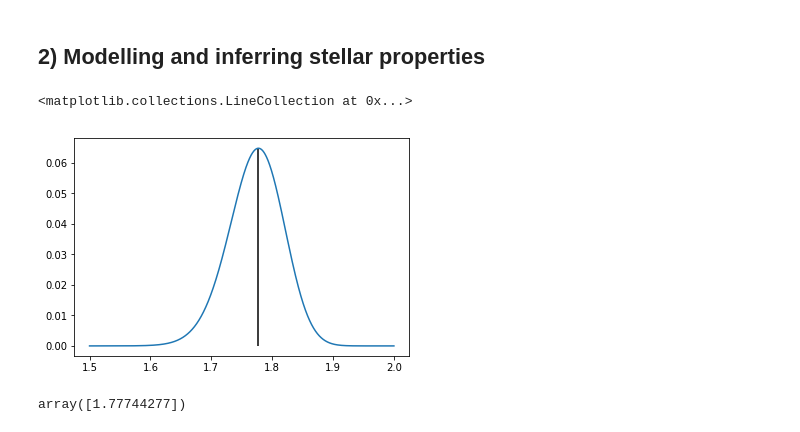
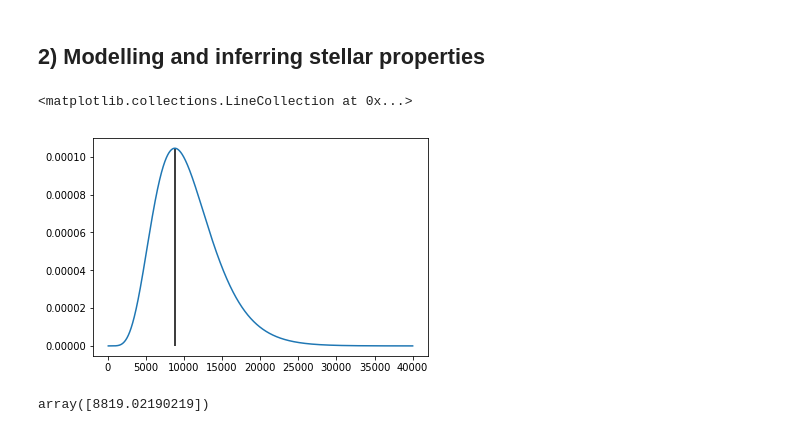
Before and after one commit to ruoyanwangdr/Modern-Astrostatistics, a Jupyter notebook: Bayesian_Inference.ipynb, the cells around one changed output. Drawn from its saved outputs; the diff is of its cells as text; code cells hidden in the pictures.

```diff
--- a/Bayesian_Inference.ipynb
+++ b/Bayesian_Inference.ipynb
@@ -10,19 +25,19 @@ import matplotlib.pyplot as plt
 # %%
 T0 = 10
 sigma_T = 1
 A = 1
-L = np.linspace(1.5,2, 100000)
+L = np.linspace(100,40000, 10000)
 
 P_L = (1/np.sqrt(2*np.pi*sigma_T**2))* \
-    (np.exp((-0.5)*((L/(sigma_T*A))**4 - T0)**2 / sigma_T**2))* \
+    (np.exp((-0.5)*((L/(sigma_T*A))**(1/4) - T0)**2 / sigma_T**2))* \
     (1/4*(L/(sigma_T*A))**(-3/4))
+
+plt.plot(L, P_L)
+plt.vlines(L[np.where(P_L == max(P_L))], 0, max(P_L))
+# %% [output]
+<matplotlib.collections.LineCollection at 0x...>
+[figure, added]
-# %%
-plt.plot(L, P_L)
-plt.vlines(L[np.where(P_L == max(P_L))], 0, max(P_L))
-# %% [output]
-<matplotlib.collections.LineCollection at 0x...>
-[figure, removed]
 # %%
 L[np.where(P_L == max(P_L))]
 # %% [output]
-array([1.77744277])
+array([8819.02190219])
```
Also changed, not shown: parts of 12 cells of this notebook, 8 other files.
